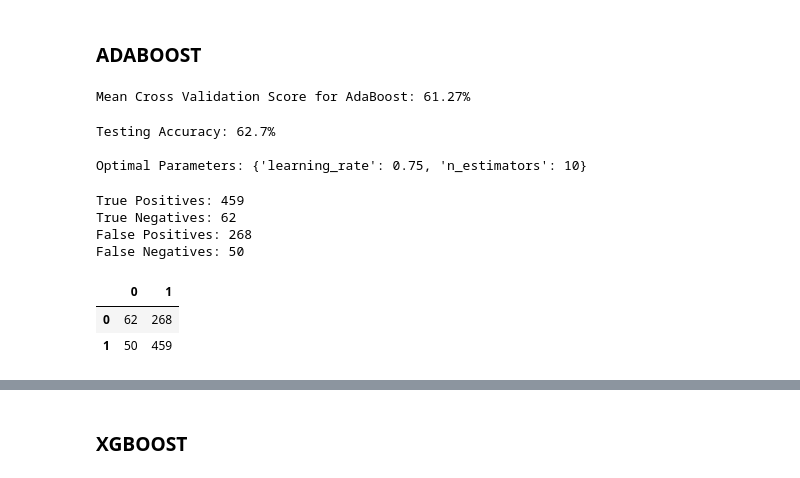
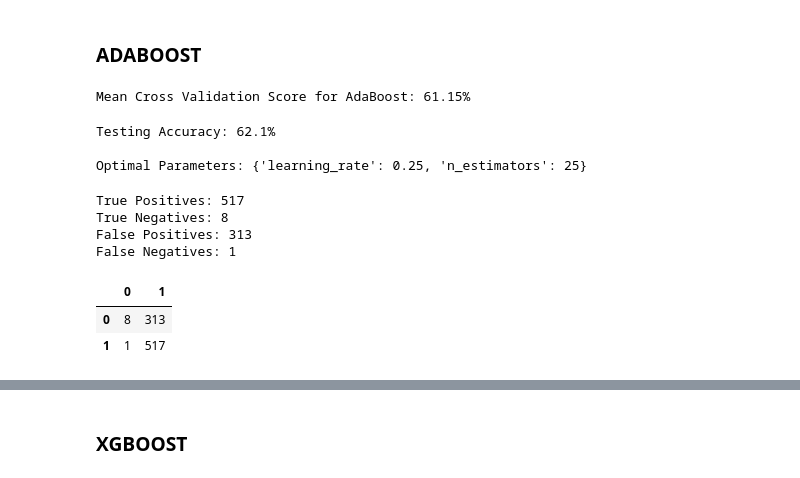
Before and after one commit to FabriceMesidor/Classification_Project_Views_towards_Computer_Decisions, a Jupyter notebook: Modeling.ipynb, the cells around one changed output, grey strips where cells are left out. Cells and saved outputs as stored; diff of their text form; code cells hidden in the pictures.

```diff
--- a/Modeling.ipynb
+++ b/Modeling.ipynb
@@ -645,8 +648,9 @@ KeyboardInterrupt:
 # %%
 #Let's run the optimal model
 print('RANDOM FOREST\n')
-rf = RandomForestClassifier(n_estimators=25,criterion='gini',min_samples_split=40,min_samples_leaf=10)
+rf = RandomForestClassifier(n_estimators=30,criterion='gini',min_samples_split=40,min_samples_leaf=5)
 rf.fit(X_train_scaled, y_train)
+test_preds = rf.predict(X_test_scaled)
 
 confusion = metrics.confusion_matrix(y_test, test_preds)
 TP = confusion[1][1]
@@ -701,11 +705,11 @@ plot_feature_importances(rf)
 ### ADABOOST
 # %%
 adaboost_clf = AdaBoostClassifier()
-adaboost_mean_cv_score = np.mean(cross_val_score(adaboost_clf, X_train_scaled, y_train, cv=3))
+adaboost_mean_cv_score = np.mean(cross_val_score(adaboost_clf, X_train_scaled, y_train, cv=5))
 
 print("Mean Cross Validation Score for AdaBoost: {:.4}%".format(adaboost_mean_cv_score * 100))
 # %% [output]
-Mean Cross Validation Score for AdaBoost: 61.27%
+Mean Cross Validation Score for AdaBoost: 61.15%
 # %%
 adaboost_param_grid = {
     'n_estimators': [10,20,25,30,35,40,45],
@@ -719,34 +723,35 @@ print("Testing Accuracy: {:.4}%".format(adaboost_grid_search.best_score_ * 100))
 print("")
 print("Optimal Parameters: {}".format(adaboost_grid_search.best_params_))
 # %% [output]
-Testing Accuracy: 62.7%
+Testing Accuracy: 62.1%
 
-Optimal Parameters: {'learning_rate': 0.75, 'n_estimators': 10}
+Optimal Parameters: {'learning_rate': 0.25, 'n_estimators': 25}
 # %%
 #run the model based on the hyperparameter found
-adaboost_clf = AdaBoostClassifier(learning_rate=0.75,n_estimators=40)
+adaboost_clf = AdaBoostClassifier(learning_rate=0.25,n_estimators=25)
 adaboost_clf.fit(X_train_scaled, y_train)
+test_preds=adaboost_clf.predict(X_test_scaled)
 
 confusion = metrics.confusion_matrix(y_test, test_preds)
 TP = confusion[1][1]
 TN = confusion[0][0]
 FP = confusion[0][1]
 FN = confusion[1][0]
 
 print ('\nTrue Positives:', TP)
 print ('True Negatives:', TN)
 print ('False Positives:', FP)
 print ('False Negatives:', FN)
 
 pd.DataFrame(confusion)
 # %% [output]
-True Positives: 459
-True Negatives: 62
-False Positives: 268
-False Negatives: 50
+True Positives: 517
+True Negatives: 8
+False Positives: 313
+False Negatives: 1
 |  | 0 | 1 |
-| 0 | 62 | 268 |
-| 1 | 50 | 459 |
+| 0 | 8 | 313 |
+| 1 | 1 | 517 |
 # %%
 performance_model(adaboost_clf,"Adaboost",plot=True)
 # %% [output]
```
Also changed, not shown: parts of 9 cells of this notebook.
